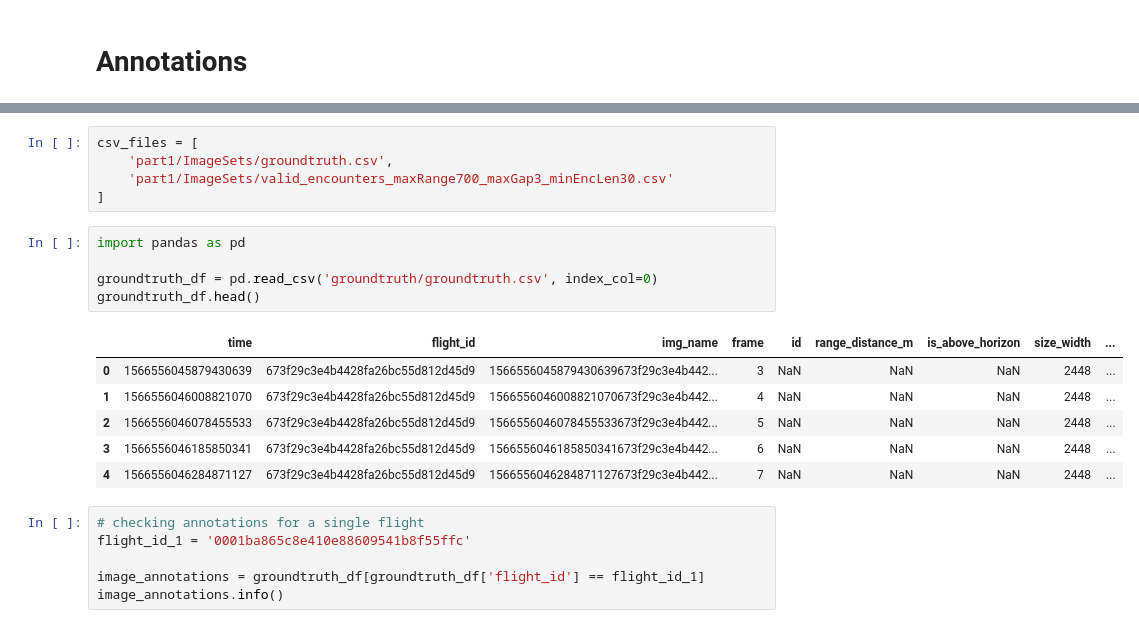
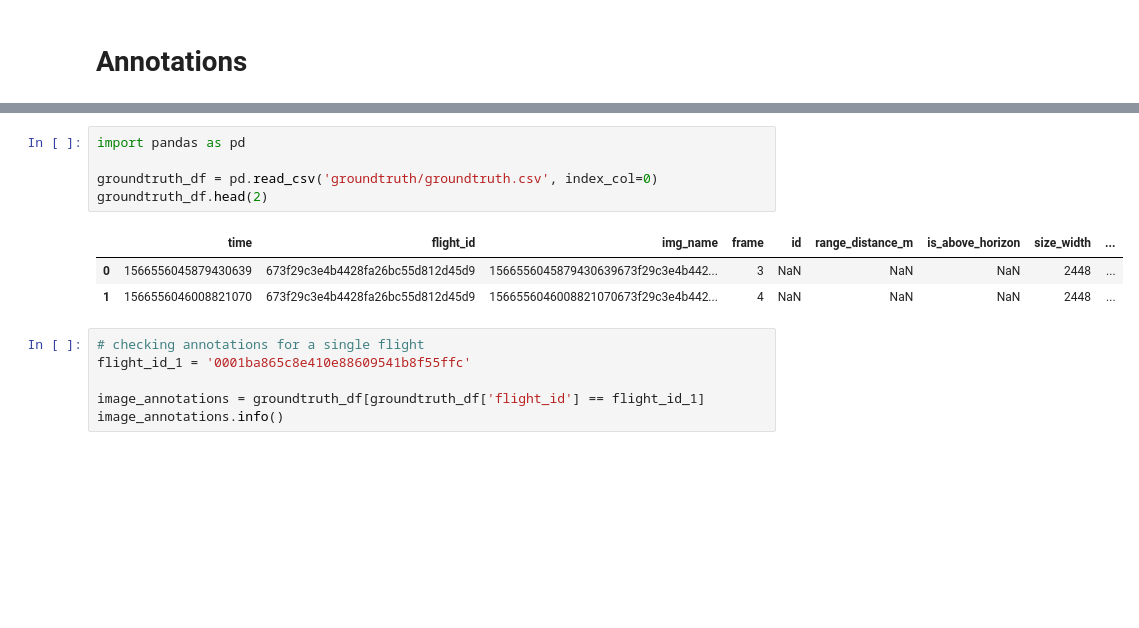
Before and after one commit to boemer00/aot-object-tracking-aws, a Jupyter notebook: working_model_v1.ipynb, the cells around one changed output, grey strips where cells are left out. Cells and saved outputs as stored; diff of their text form; blank space fills up the shorter version.

```diff
--- a/working_model_v1.ipynb
+++ b/working_model_v1.ipynb
@@ -144,23 +147,15 @@ plt.show()
 Downloaded part1/ImageSets/groundtruth.csv to groundtruth/groundtruth.csv
 Downloaded part1/ImageSets/valid_encounters_maxRange700_maxGap3_minEncLen30.csv to groundtruth/valid_encounters_maxRange700_maxGap3_minEncLen30.csv
 All downloads completed.
-# %%
-csv_files = [
-    'part1/ImageSets/groundtruth.csv',
-    'part1/ImageSets/valid_encounters_maxRange700_maxGap3_minEncLen30.csv'
-]
 # %%
 import pandas as pd
 
 groundtruth_df = pd.read_csv('groundtruth/groundtruth.csv', index_col=0)
-groundtruth_df.head()
+groundtruth_df.head(2)
 # %% [output]
 |  | time | flight_id | img_name | frame | id | range_distance_m | is_above_horizon | size_width | ... |
 | 0 | 1566556045879430639 | 673f29c3e4b4428fa26bc55d812d45d9 | 1566556045879430639673f29c3e4b442... | 3 | NaN | NaN | NaN | 2448 | ... |
 | 1 | 1566556046008821070 | 673f29c3e4b4428fa26bc55d812d45d9 | 1566556046008821070673f29c3e4b442... | 4 | NaN | NaN | NaN | 2448 | ... |
-| 2 | 1566556046078455533 | 673f29c3e4b4428fa26bc55d812d45d9 | 1566556046078455533673f29c3e4b442... | 5 | NaN | NaN | NaN | 2448 | ... |
-| 3 | 1566556046185850341 | 673f29c3e4b4428fa26bc55d812d45d9 | 1566556046185850341673f29c3e4b442... | 6 | NaN | NaN | NaN | 2448 | ... |
-| 4 | 1566556046284871127 | 673f29c3e4b4428fa26bc55d812d45d9 | 1566556046284871127673f29c3e4b442... | 7 | NaN | NaN | NaN | 2448 | ... |
 # %%
 # checking annotations for a single flight
 flight_id_1 = '0001ba865c8e410e88609541b8f55ffc'
```
Also changed, not shown: parts of 14 cells of this notebook.
